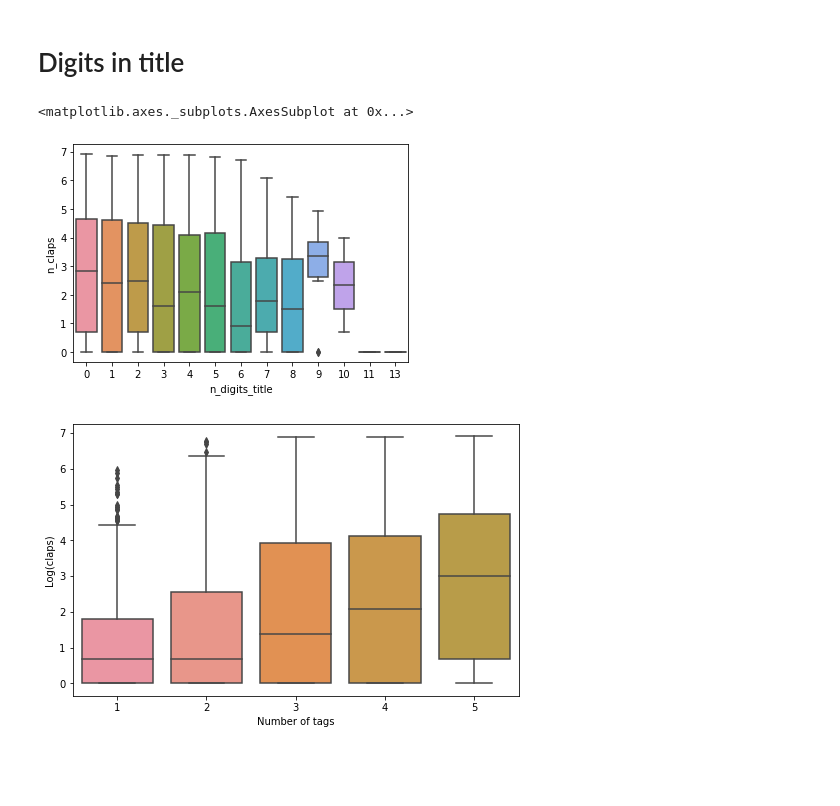
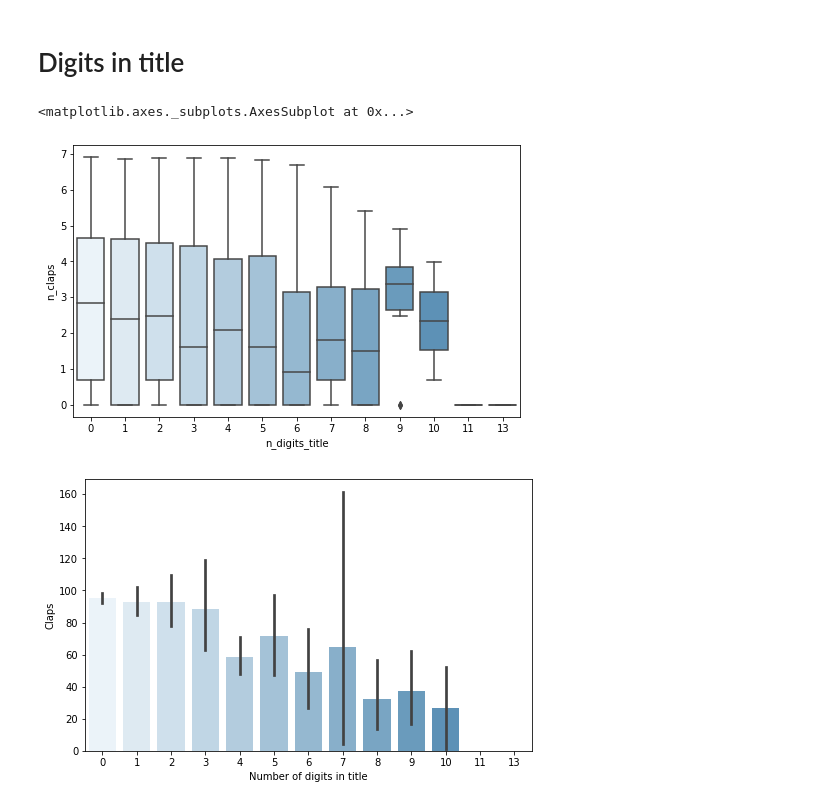
Before and after one commit to collindching/maximizing-medium-claps, a Jupyter notebook: 5 - Visualizations.ipynb, the cells around one changed output. Drawn from its saved outputs; the diff is of its cells as text; code cells hidden in the pictures; blank space fills up the shorter version.

```diff
--- a/5 - Visualizations.ipynb
+++ b/5 - Visualizations.ipynb
@@ -140,7 +175,9 @@ Incorporating 6 claps seems to make sense for these articles.
 # %% [markdown]
 # Digits in title
 # %%
-sns.boxplot(df['n_digits_title'], np.log(df['n_claps']+1))
+plt.figure(figsize=(8,5))
+
+sns.boxplot(df['n_digits_title'], np.log(df['n_claps']+1), palette=sns.light_palette("#1f77b4",14))
 # %% [output]
 <matplotlib.axes._subplots.AxesSubplot at 0x...>
-[figure, old version]
+[figure, new version]
@@ -149,9 +184,10 @@ import seaborn as sns
 # %%
 plt.figure(figsize=(8,5))
-sns.boxplot(df['n_tags'], np.log(df['n_claps']+1))
-plt.xlim(-.5,4.5)
-plt.ylabel('Log(claps)')
-plt.xlabel('Number of tags')
-plt.savefig('img/tags_boxplot.png')
+
+sns.barplot(df['n_digits_title'], df['n_claps'], palette=sns.light_palette("#1f77b4",14))
+plt.ylabel('Claps')
+plt.xlabel('Number of digits in title')
+
+plt.savefig('img/digits_barplot.png')
 # %% [output]
-[figure, old version]
+[figure, new version]
```
Also changed, not shown: parts of 14 cells of this notebook, 12 other files.
